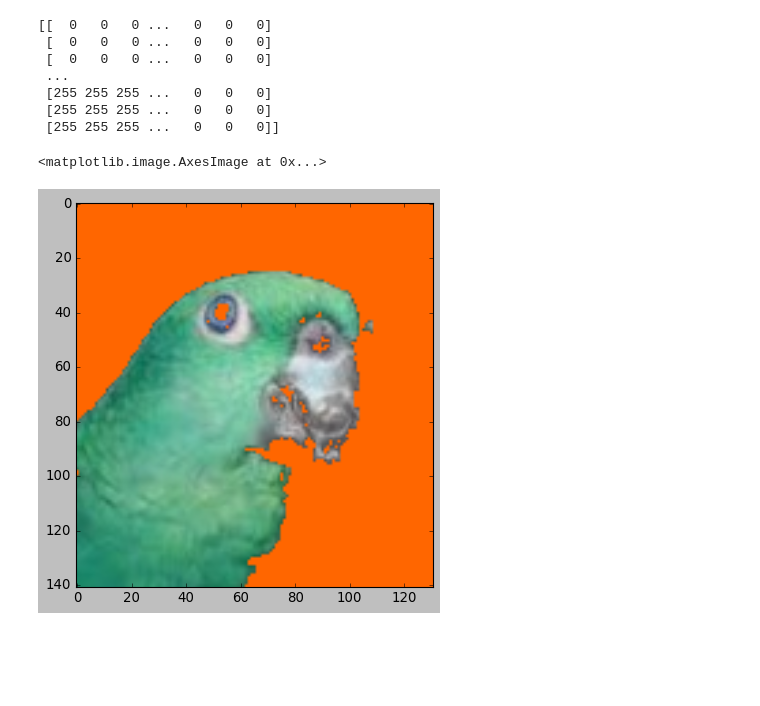
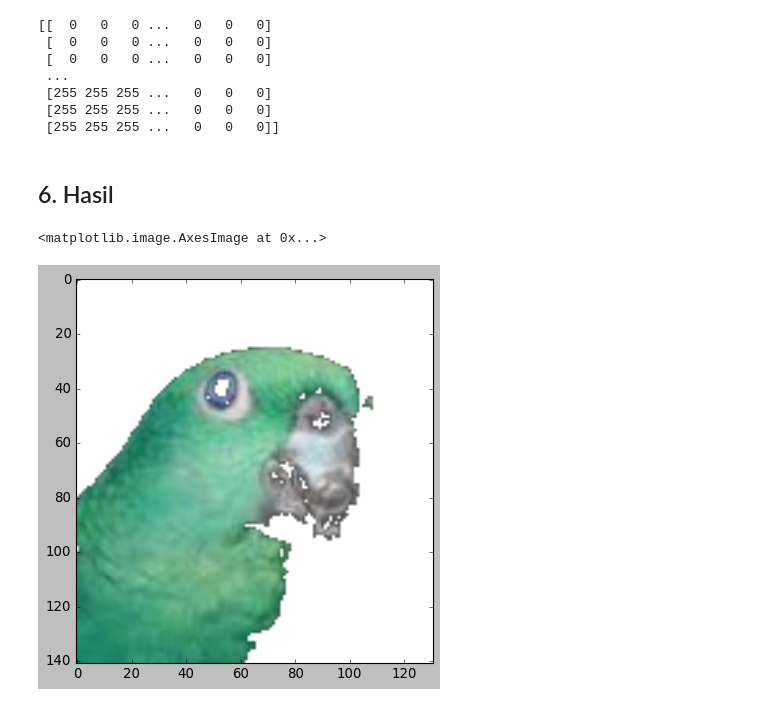
Before and after one commit to fadlanbhahreisy/image-process, a Jupyter notebook: TA-PengolahanCitraDigital/main.ipynb, the cells around one changed output. Saved outputs shown, nothing was run; the diff lists cells and outputs as text; code cells hidden in the pictures; blank space fills up the shorter version.

```diff
--- a/TA-PengolahanCitraDigital/main.ipynb
+++ b/TA-PengolahanCitraDigital/main.ipynb
@@ -124,15 +117,17 @@ print(setelahnya)
  [255 255 255 ...   0   0   0]
  [255 255 255 ...   0   0   0]
  [255 255 255 ...   0   0   0]]
+# %% [markdown]
+## 6. Hasil
 # %%
 for i in range(len(setelahnya)):
     for j in range(len(setelahnya[0])):
         if setelahnya[i][j] != 255:
             imgOri[i][j][0] = 255
-            imgOri[i][j][1] = 102
-            imgOri[i][j][2] = 0
+            imgOri[i][j][1] = 255
+            imgOri[i][j][2] = 255
 
 plt.imshow(imgOri)
 # %% [output]
 <matplotlib.image.AxesImage at 0x...>
-[figure, old version]
+[figure, new version]
```
Also changed, not shown: parts of 10 cells of this notebook, 1 other file.
